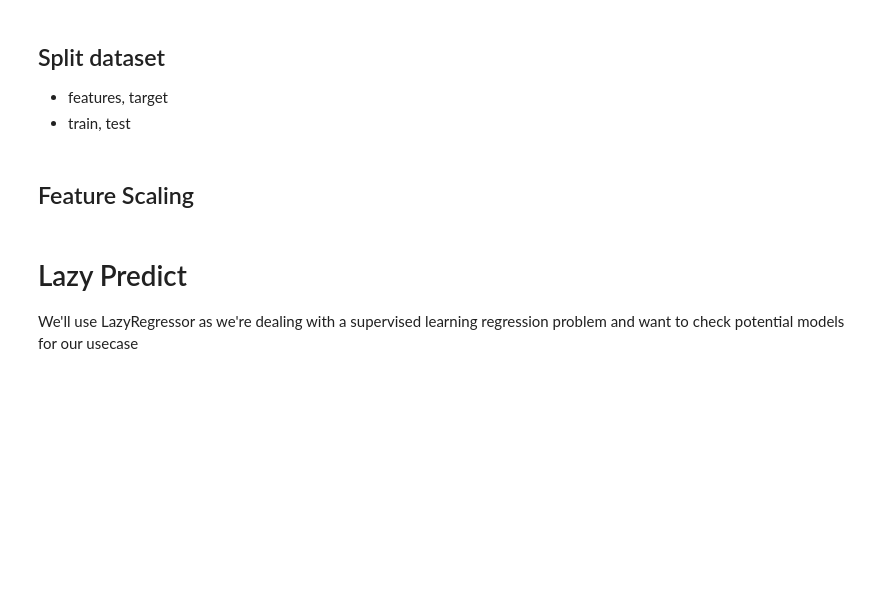
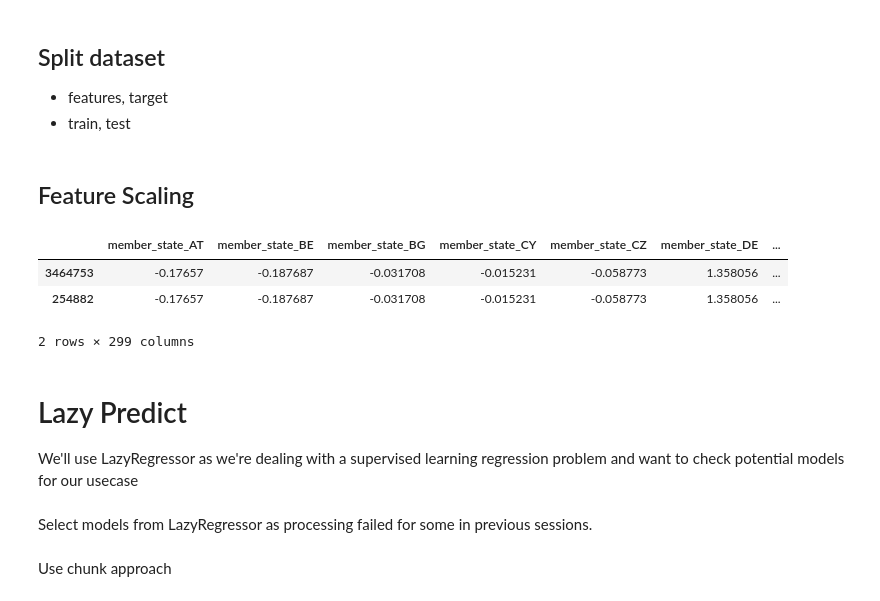
Before and after one commit to leonellb/car-co2-prediction, a Jupyter notebook: notebooks/app_emulation/2_0-electric-model_selection.ipynb, the cells around one changed output. Saved outputs shown, nothing was run; the diff lists cells and outputs as text; code cells hidden in the pictures; blank space fills up the shorter version.

```diff
--- a/notebooks/app_emulation/2_0-electric-model_selection.ipynb
+++ b/notebooks/app_emulation/2_0-electric-model_selection.ipynb
@@ -314,5 +322,5 @@ df_enc = pd.DataFrame(transformed_array, columns=preserved_col_names)
 - features, target
 - train, test
 # %%
-X = df.drop(columns = ELECTRIC_TARGET)
-y= df[ELECTRIC_TARGET]
+X = df_enc.drop(columns = ELECTRIC_TARGET)
+y = df_enc[ELECTRIC_TARGET]
@@ -321,2 +327,5 @@ X_train, X_test, y_train, y_test = train_test_split(X, y, test_size=0.2)
+# %%
+# we're using higher test_size here to reduce time for compute due to X_train size
+X_train, X_test, y_train, y_test = train_test_split(X, y, test_size=0.4)
 # %% [markdown]
 ## Feature Scaling
@@ -331,3 +342,10 @@ X_test[quant_cols] = sc.fit_transform(X_test[quant_cols])
+# %%
+X_train.head(2)
+# %% [output]
+|  | member_state_AT | member_state_BE | member_state_BG | member_state_CY | member_state_CZ | member_state_DE | ... |
+| 3464753 | -0.17657 | -0.187687 | -0.031708 | -0.015231 | -0.058773 | 1.358056 | ... |
+| 254882 | -0.17657 | -0.187687 | -0.031708 | -0.015231 | -0.058773 | 1.358056 | ... |
+2 rows × 299 columns
 # %% [markdown]
 # Lazy Predict
 
@@ -339,0 +356,2 @@ models
+# %% [markdown]
+Select models from LazyRegressor as processing failed for some in previous sessions.
@@ -339,0 +440,2 @@ models
+# %% [markdown]
+Use chunk approach
```
Also changed, not shown: parts of 22 cells of this notebook.
